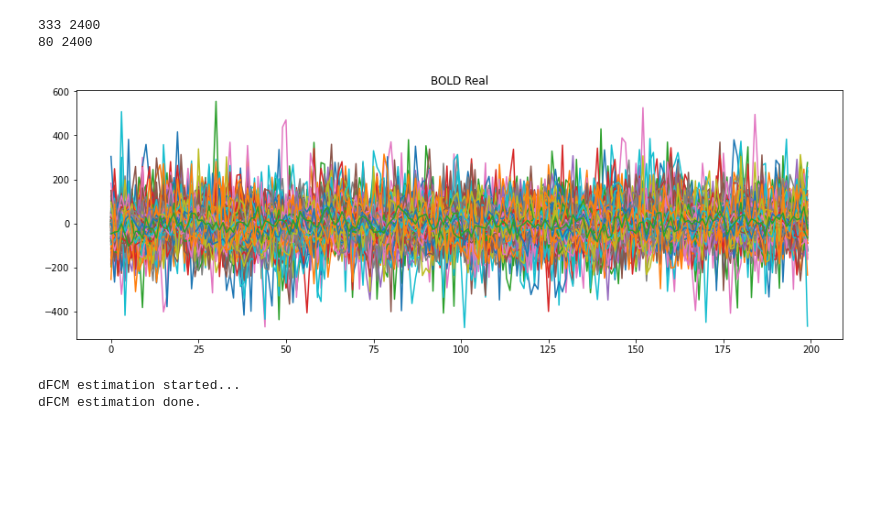
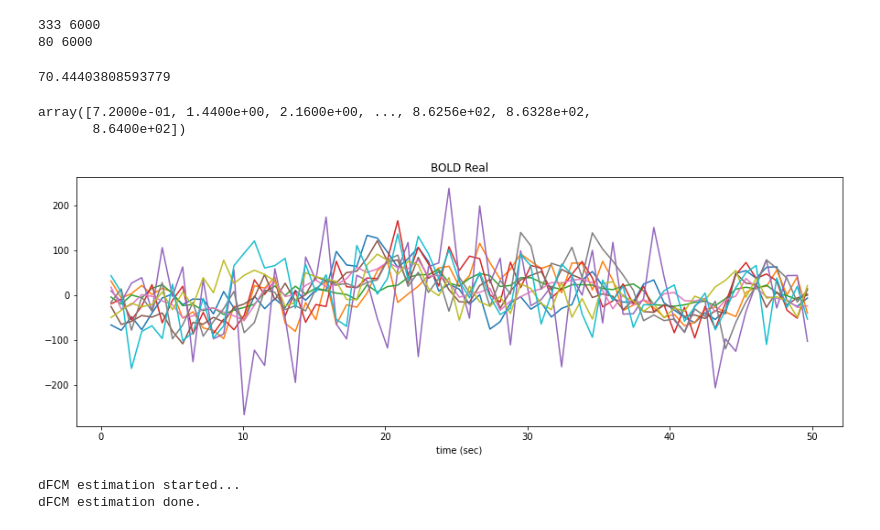
Before and after one commit to neurodatascience/dFC, a Jupyter notebook: demo_code.ipynb, the cells around one changed output. Saved outputs shown, nothing was run; the diff lists cells and outputs as text; code cells hidden in the pictures; blank space fills up the shorter version.

Commit message:
fixed some bugs in TS visual, subj_get_ts, time

```diff
--- a/demo_code.ipynb
+++ b/demo_code.ipynb
@@ -10,11 +10,11 @@ import os
 # %%
 ###### DATA PARAMETERS ######
 DATA_type = 'real' # 'real' or 'simulated'
-num_subj = 2
+num_subj = 5
 select_nodes = True
 rand_node_slct = False
 num_select_nodes = 50
-output_root = '/Users/mte/Documents/McGill/Project/dFC/RESULTs/methods_implementation/'
+output_root = '/Users/mte/Documents/McGill/Project/dFC/RESULTs/methods_implementation/demo/'
 if DATA_type=='simulated':
     data_root = '/Users/mte/Documents/McGill/Project/dFC/DATA/TVB data/'
 else:
@@ -22,7 +22,7 @@ else:
 
 ###### MEASUREMENT PARAMETERS ######
 n_states = 12
-n_subj_clstrs = 24
+n_subj_clstrs = 16
 n_hid_states = 6
 n_overlap = 0.5
 W_sw = 44 # in seconds
@@ -96,8 +96,8 @@ if DATA_type=='real':
 
     print(BOLD.n_regions, BOLD.n_time)
 # %% [output]
-333 2400
-80 2400
+333 6000
+80 6000
 # %%
 if DATA_type=='simulated':
 
@@ -112,12 +112,21 @@ if DATA_type=='simulated':
     time_series_Tavg = np.load(data_root+'TVB data/tavg_data.npy')
 
     TAVG = TIME_SERIES(data=time_series_Tavg.T, subj_idx=1, Fs=200, time_array=time_Tavg, TS_name='Tavg Simulation')
+# %%
+BOLD.data.T[5000,79]
+# %% [output]
+70.44403808593779
+# %%
+BOLD.get_subj_ts(subj_id='101915').time_array_
+# %% [output]
+array([7.2000e-01, 1.4400e+00, 2.1600e+00, ..., 8.6256e+02, 8.6328e+02,
+       8.6400e+02])
 # %%
-BOLD.visualize(interval=list(range(200)))
+BOLD.visualize(start_time=0, end_time=50, nodes_lst=list(range(10)))
 
-BOLD.truncate(start_point=None, end_point=1200)
+# BOLD.truncate(start_point=None, end_point=1200)
 # %% [output]
-[figure, old version]
+[figure, new version]
 # %%
 params = {'W': int(W_sw*BOLD.Fs), 'n_overlap': n_overlap,}
 
```
Also changed, not shown: parts of 5 cells of this notebook, 1 other file.
